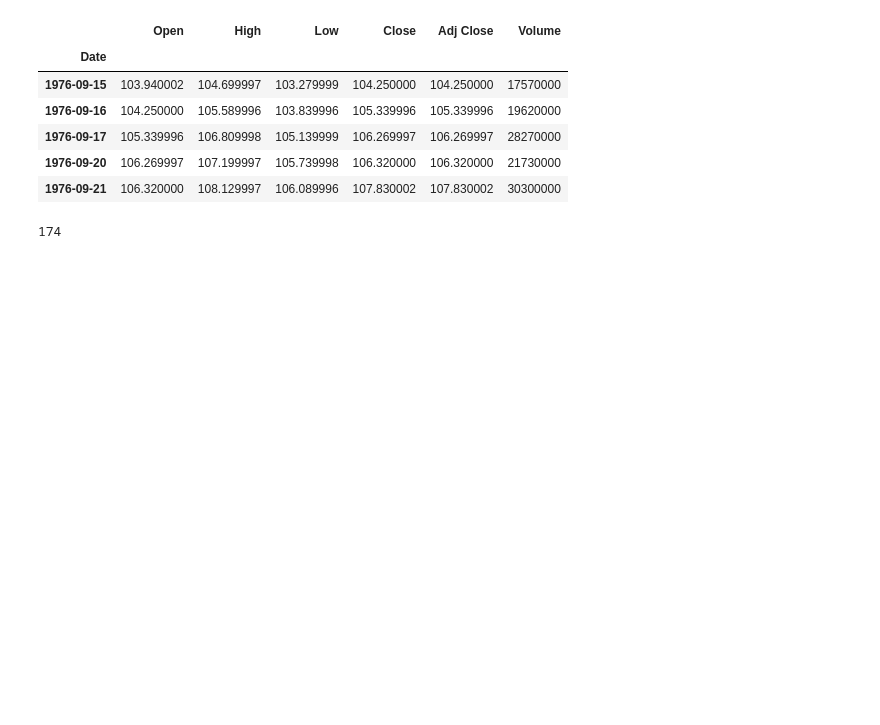
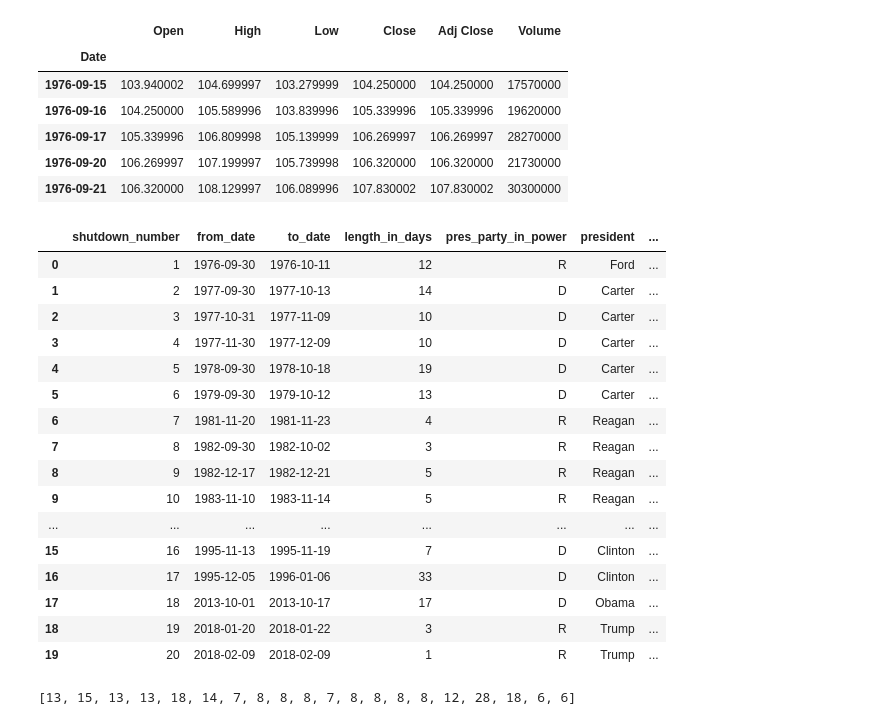
Before and after one commit to amritperera/Data-Bootcamp-Project-1, a Jupyter notebook: Code/stock_price_testing_(Amrit).ipynb, the cells around one changed output. Drawn from its saved outputs; the diff is of its cells as text; code cells hidden in the pictures; blank space fills up the shorter version.

```diff
--- a/Code/stock_price_testing_(Amrit).ipynb
+++ b/Code/stock_price_testing_(Amrit).ipynb
@@ -28,10 +28,26 @@ stock_prices_unclean.head()
 | 1976-09-17 | 105.339996 | 106.809998 | 105.139999 | 106.269997 | 106.269997 | 28270000 |
 | 1976-09-20 | 106.269997 | 107.199997 | 105.739998 | 106.320000 | 106.320000 | 21730000 |
 | 1976-09-21 | 106.320000 | 108.129997 | 106.089996 | 107.830002 | 107.830002 | 30300000 |
-# %%
-sum(shutdown_df["length_in_days"])
-# %% [output]
-174
+# %%
+shutdown_df
+# %% [output]
+|  | shutdown_number | from_date | to_date | length_in_days | pres_party_in_power | president | ... |
+| 0 | 1 | 1976-09-30 | 1976-10-11 | 12 | R | Ford | ... |
+| 1 | 2 | 1977-09-30 | 1977-10-13 | 14 | D | Carter | ... |
+| 2 | 3 | 1977-10-31 | 1977-11-09 | 10 | D | Carter | ... |
+| 3 | 4 | 1977-11-30 | 1977-12-09 | 10 | D | Carter | ... |
+| 4 | 5 | 1978-09-30 | 1978-10-18 | 19 | D | Carter | ... |
+| 5 | 6 | 1979-09-30 | 1979-10-12 | 13 | D | Carter | ... |
+| 6 | 7 | 1981-11-20 | 1981-11-23 | 4 | R | Reagan | ... |
+| 7 | 8 | 1982-09-30 | 1982-10-02 | 3 | R | Reagan | ... |
+| 8 | 9 | 1982-12-17 | 1982-12-21 | 5 | R | Reagan | ... |
+| 9 | 10 | 1983-11-10 | 1983-11-14 | 5 | R | Reagan | ... |
+| ... | ... | ... | ... | ... | ... | ... | ... |
+| 15 | 16 | 1995-11-13 | 1995-11-19 | 7 | D | Clinton | ... |
+| 16 | 17 | 1995-12-05 | 1996-01-06 | 33 | D | Clinton | ... |
+| 17 | 18 | 2013-10-01 | 2013-10-17 | 17 | D | Obama | ... |
+| 18 | 19 | 2018-01-20 | 2018-01-22 | 3 | R | Trump | ... |
+| 19 | 20 | 2018-02-09 | 2018-02-09 | 1 | R | Trump | ... |
 # %%
 ## loops through all of csv, only keeping date ranges we need
 stock_prices_clean = pd.DataFrame()
@@ -50,0 +68,4 @@ for shutdown in range(len(shutdown_df)):
+# %%
+obs_count_list
+# %% [output]
+[13, 15, 13, 13, 18, 14, 7, 8, 8, 8, 7, 8, 8, 8, 8, 12, 28, 18, 6, 6]
```
Also changed, not shown: parts of 3 cells of this notebook.
